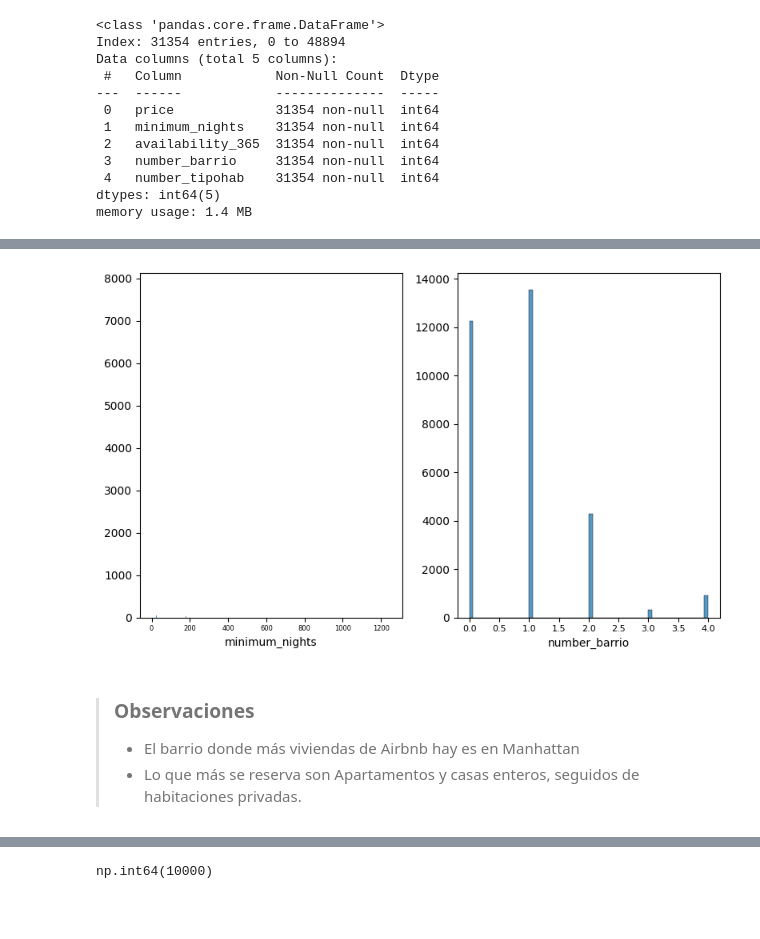
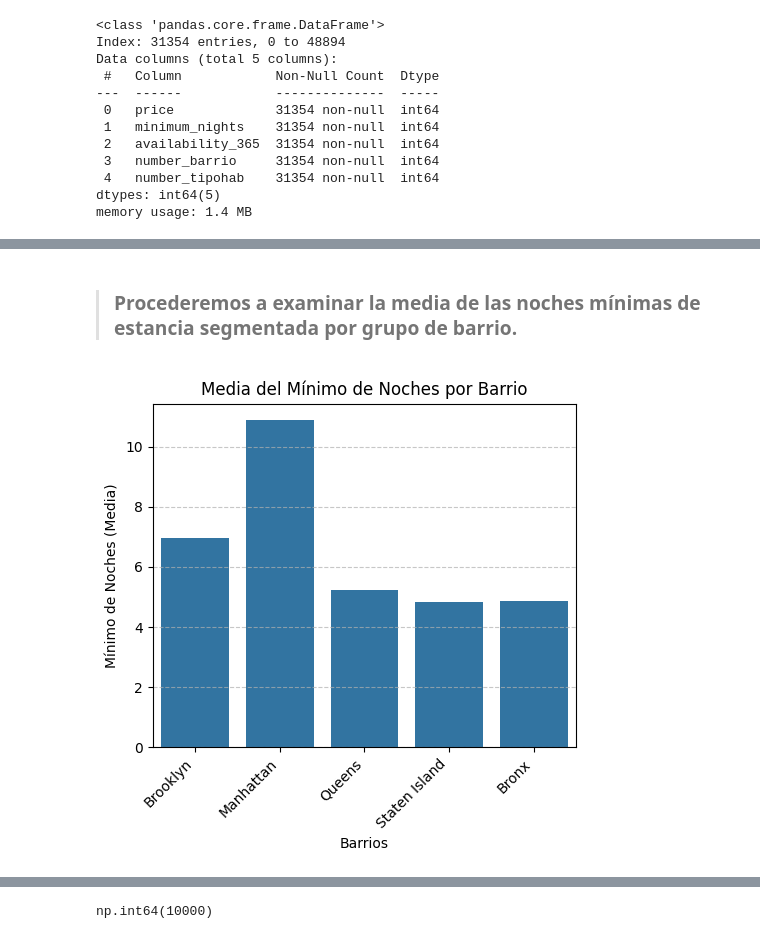
Before and after one commit to 4GeeksAcademy/sarayruiz---Machine-Learning, a Jupyter notebook: src/00-eda-airbnb-ny.ipynb, the cells around one changed output, grey strips where cells are left out. Saved outputs shown, nothing was run; the diff lists cells and outputs as text; code cells hidden in the pictures; blank space fills up the shorter version.

```diff
--- a/src/00-eda-airbnb-ny.ipynb
+++ b/src/00-eda-airbnb-ny.ipynb
@@ -288,23 +280,18 @@ memory usage: 1.4 MB
 mapa_barrios = {0: "Brooklyn", 1: "Manhattan", 2: "Queens", 3: "Staten Island", 4: "Bronx"}
 mapa_habitaciones = {0: "Private room", 1: "Entire home/apt", 2: "Shared room"}
 
-data_proporcion = (df
-                   .groupby('number_barrio')['number_tipohab']
-                   .value_counts(normalize=True)  # <-- PASO CLAVE 1: Normaliza a proporción (0 a 1)
-                   .mul(100)                      # <-- PASO CLAVE 2: Multiplica por 100 para obtener el porcentaje
-                   .rename('porcentaje')          # <-- Se guarda el resultado en la columna 'porcentaje'
-                   .reset_index())
+data_grafico = (df.groupby('number_barrio')['number_tipohab'].value_counts(normalize=True).mul(100)
+                 .rename('porcentaje').reset_index())
 
-df['nombre_barrio'] = df['number_barrio'].map(mapa_barrios)
-df['nombre_habitacion'] = df['number_tipohab'].map(mapa_habitaciones)
+data_grafico['nombre_barrio'] = data_grafico['number_barrio'].map(mapa_barrios)
+data_grafico['nombre_habitacion'] = data_grafico['number_tipohab'].map(mapa_habitaciones)
 
 plt.figure(figsize=(10, 5))
-sns.barplot(x='nombre_barrio', y='porcentaje', hue='nombre_habitacion', data=data_proporcion)
+sns.barplot(x='nombre_barrio', y='porcentaje', hue='nombre_habitacion', data=data_grafico)
 plt.title('Distribución Porcentual de Tipos de Habitaciones por Barrio')
 plt.xlabel('Barrios')
 plt.ylabel('Porcentaje (%)')
 plt.xticks(rotation=45, ha='right')
 plt.legend(title='Tipo de Habitación', bbox_to_anchor=(1.05, 1), loc='upper left')
-plt.tight_layout()
 plt.show()
 # %% [output]
@@ -318,20 +309,18 @@ ValueError: Could not interpret value `nombre_barrio` for `x`. An entry with thi
+# %% [markdown]
+> ### Procederemos a examinar la media de las noches mínimas de estancia segmentada por grupo de barrio.
 # %%
-mapa_barrios = {0: "Brooklyn", 1: "Manhattan", 2: "Queens", 3: "Staten Island", 4: "Bronx"}
+df['nombre_barrio'] = df['number_barrio'].map(mapa_barrios)
 
-data_grafico['nombre_barrio'] = data_grafico['number_barrio'].map(mapa_barrios)
+plt.figure(figsize=(5, 5))
 
-plt.figure(figsize=(10, 5))
-sns.barplot(x='nombre_barrio', y='minimum_nights', hue='nombre_habitacion', data=data_grafico)
-plt.title('Distribución Porcentual de Tipos de Habitaciones por Barrio')
+sns.barplot(data=df, x='nombre_barrio', y='minimum_nights', errorbar=None)
+
+plt.title('Media del Mínimo de Noches por Barrio')
 plt.xlabel('Barrios')
-plt.ylabel('Porcentaje (%)')
+plt.ylabel('Mínimo de Noches (Media)')
 plt.xticks(rotation=45, ha='right')
-plt.legend(title='Tipo de Habitación', bbox_to_anchor=(1.05, 1), loc='upper left')
+plt.grid(axis='y', linestyle='--', alpha=0.7)
 plt.tight_layout()
 plt.show()
 # %% [output]
-[figure, old version]
+[figure, new version]
-# %% [markdown]
->### Observaciones
-> - El barrio donde más viviendas de Airbnb hay es en Manhattan
-> - Lo que más se reserva son Apartamentos y casas enteros, seguidos de habitaciones privadas.
```
Also changed, not shown: parts of 23 cells of this notebook.
